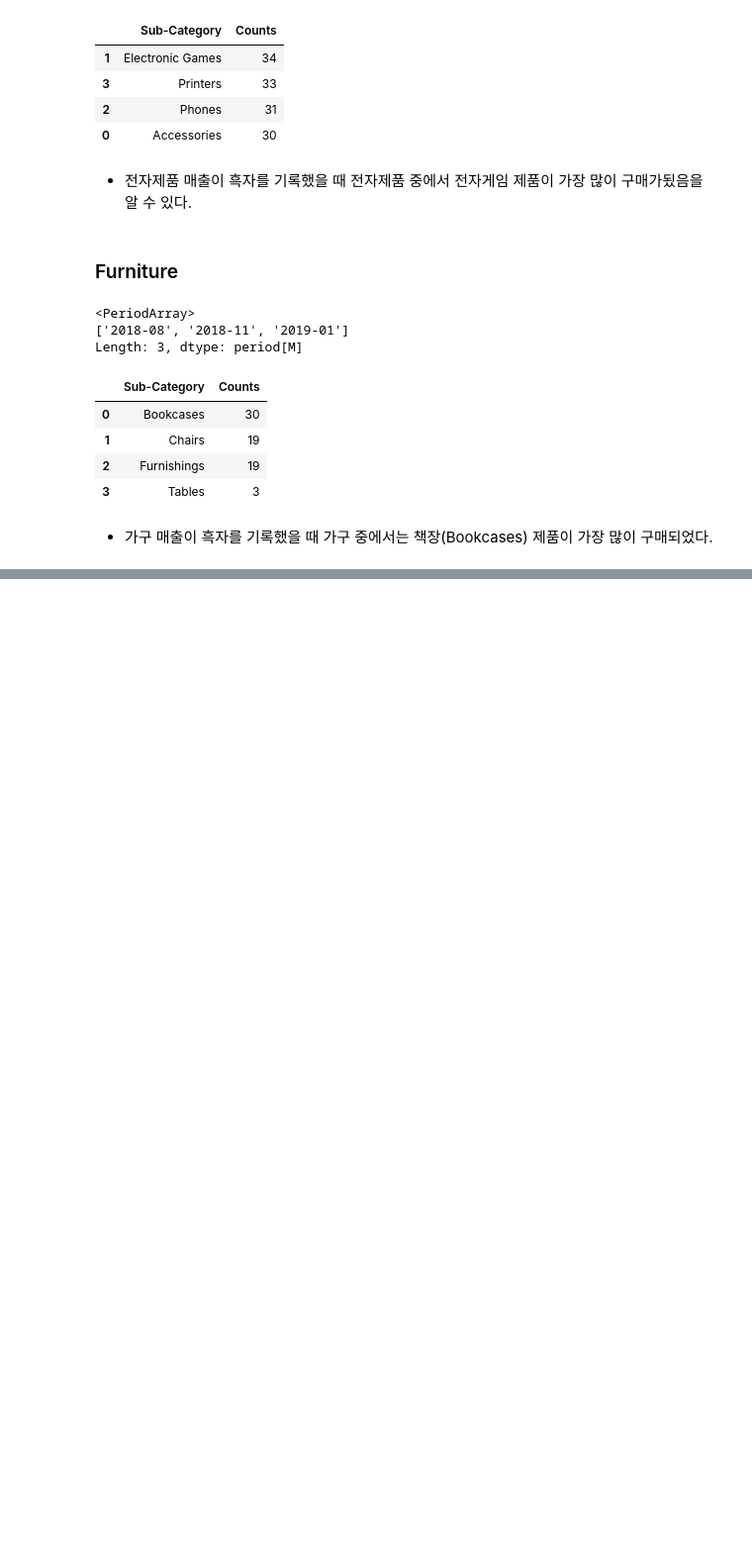
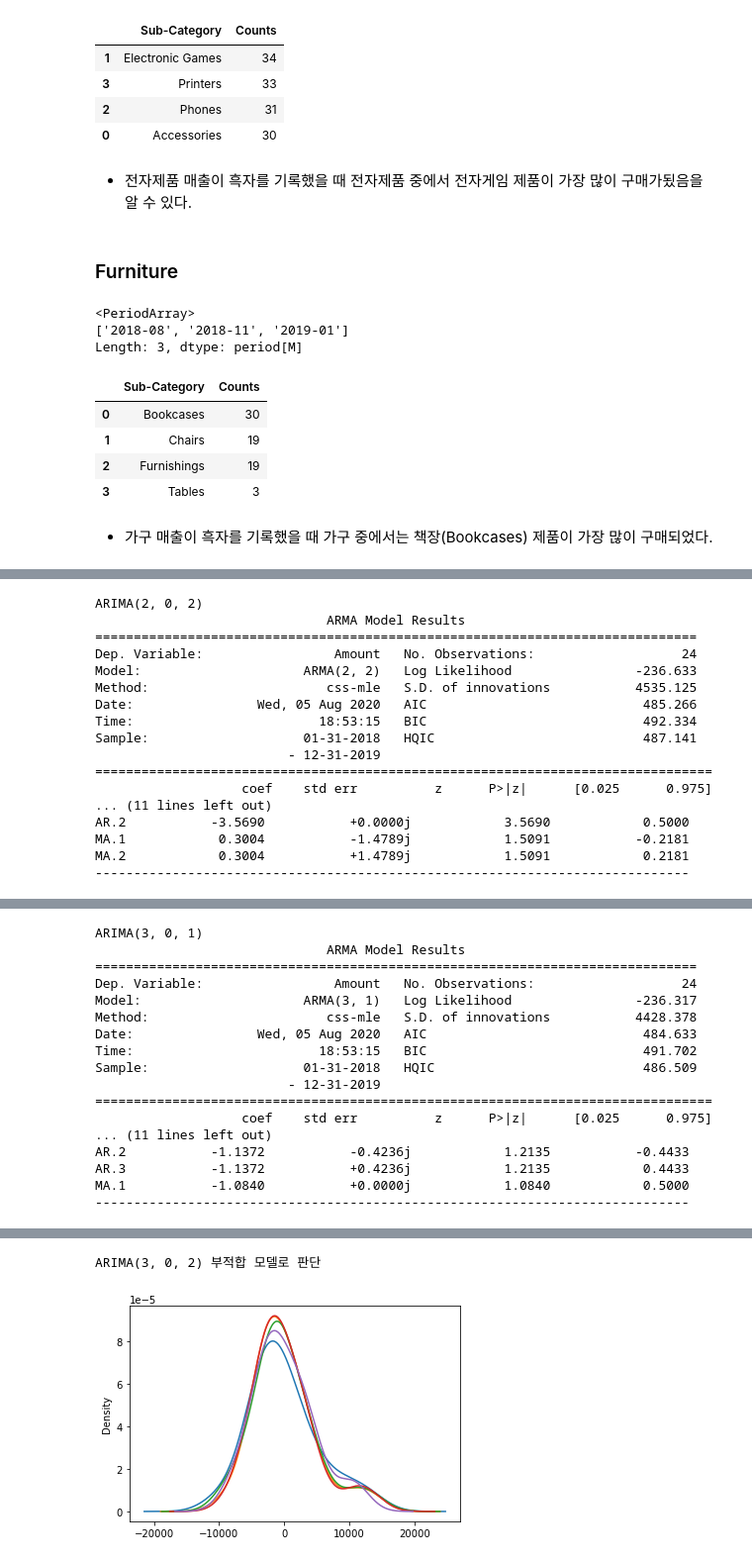
Before and after one commit to young-hun-jo/DataAnalysis, a Jupyter notebook: india-e-commerce/analysis_myself.ipynb, the cells around one changed output, grey strips where cells are left out. Shown at 99% size. Drawn from its saved outputs; the diff is of its cells as text; code cells hidden in the pictures; blank space fills up the shorter version.

Commit message:
매출예측모델링(ARIMA, 단순회귀, 다항회귀 적용)

```diff
--- a/india-e-commerce/analysis_myself.ipynb
+++ b/india-e-commerce/analysis_myself.ipynb
@@ -665,0 +674,4 @@ sub_furn
+# %%
+# 일변량 예측 모델링을 하기 위해서 년도-열, 폼목 카테고리, 매출액 변수만 갖고오기
+category_df = merge_df[['year_month','Category','Amount']]
+category_df.head()
@@ -665,0 +685,7 @@ sub_furn
+# %%
+# 카테고리별로 sub-dataframe 만들기
+category_lst = category_df['Category'].unique().tolist()
+sub_df = {}
+for category in category_lst:
+    sub_df[category] = category_df[category_df['Category'] == category].groupby('year_month').sum()
+print(sub_df.keys())
@@ -665,0 +694,4 @@ sub_furn
+# %%
+elec = sub_df['Electronics']
+cloth = sub_df['Clothing']
+furn = sub_df['Furniture']
@@ -665,0 +752,26 @@ sub_furn
+# %%
+# 선정한 후보모델들 ARIMA모델 적합시키기
+from statsmodels.tsa.arima_model import ARIMA
+
+arguments = [(1,0,1), (1,0,2), (2,0,1), (2,0,2), (3,0,1), (3,0,2)]
+model_dict = {}
+for arg in arguments:
+    model = ARIMA(elec, order=arg)
+    model_dict[arg] = model
+# %%
+# 후보 모델들 잔차 그래프 그려보기
+for arg, model in model_dict.items():
+    try:
+        model = model_dict[arg]
+        model_fit = model.fit()
+        print(f"ARIMA{arg}")
+        print(model_fit.summary())
+        resid = pd.Series(model_fit.resid)
+        resid.iplot(kind='scatter')
+        resid.plot(kind='kde')
+    except:
+        print(f"ARIMA{arg} 부적합 모델로 판단")
+
+# 우전 잔차들의 그래프 그림상 서로 다른 차이를 보이지 않았다.
+# ARIMA(1,0,2) 모델의 정보손실량(AIC, BIC)가 가장 작은 것으로 나타내어 해당모델을 최종모델로 선정
+# %% [output]
@@ -665,0 +832,17 @@ sub_furn
+ARIMA(2, 0, 2)
+                              ARMA Model Results
+==============================================================================
+Dep. Variable:                 Amount   No. Observations:                   24
+Model:                     ARMA(2, 2)   Log Likelihood                -236.633
+Method:                       css-mle   S.D. of innovations           4535.125
+Date:                Wed, 05 Aug 2020   AIC                            485.266
+Time:                        18:53:15   BIC                            492.334
+Sample:                    01-31-2018   HQIC                           487.141
+                         - 12-31-2019
+================================================================================
+                   coef    std err          z      P>|z|      [0.025      0.975]
+... (11 lines left out)
+AR.2           -3.5690           +0.0000j            3.5690            0.5000
+MA.1            0.3004           -1.4789j            1.5091           -0.2181
+MA.2            0.3004           +1.4789j            1.5091            0.2181
+-----------------------------------------------------------------------------
@@ -665,0 +850,17 @@ sub_furn
+ARIMA(3, 0, 1)
+                              ARMA Model Results
+==============================================================================
+Dep. Variable:                 Amount   No. Observations:                   24
+Model:                     ARMA(3, 1)   Log Likelihood                -236.317
+Method:                       css-mle   S.D. of innovations           4428.378
+Date:                Wed, 05 Aug 2020   AIC                            484.633
+Time:                        18:53:15   BIC                            491.702
+Sample:                    01-31-2018   HQIC                           486.509
+                         - 12-31-2019
+================================================================================
+                   coef    std err          z      P>|z|      [0.025      0.975]
+... (11 lines left out)
+AR.2           -1.1372           -0.4236j            1.2135           -0.4433
+AR.3           -1.1372           +0.4236j            1.2135            0.4433
+MA.1           -1.0840           +0.0000j            1.0840            0.5000
+-----------------------------------------------------------------------------
@@ -665,0 +868,2 @@ sub_furn
+ARIMA(3, 0, 2) 부적합 모델로 판단
+[figure, added]
```
Also changed, not shown: parts of 21 cells of this notebook.
